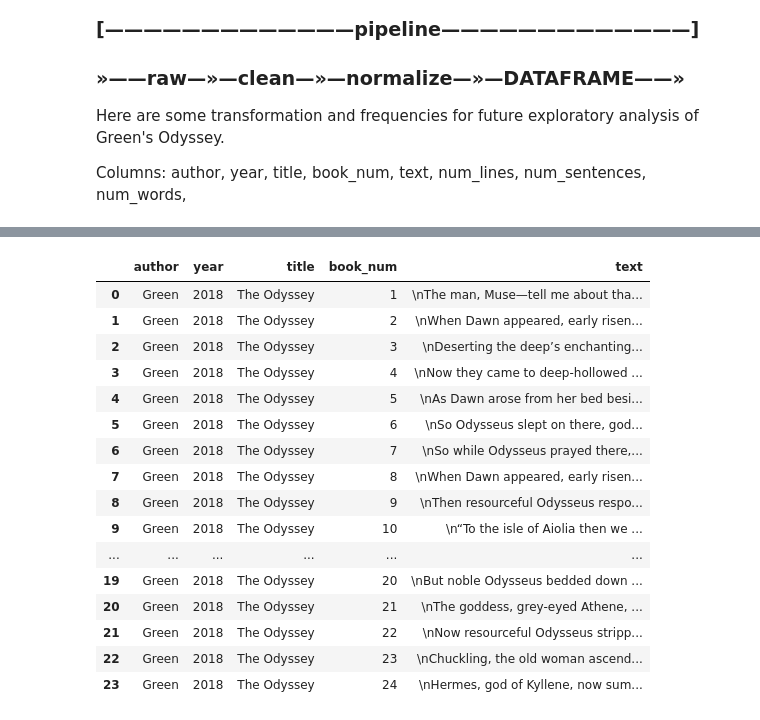
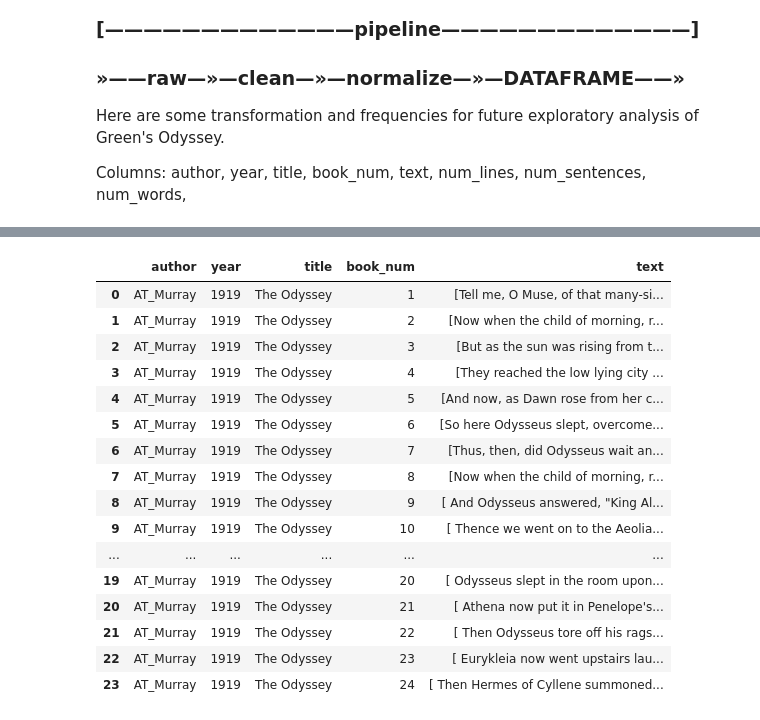
Before and after one commit to neophilology/English-Homer, a Jupyter notebook: dataframers_by_author/dataframer_AT_Murray.ipynb, the cells around one changed output, grey strips where cells are left out. Cells and saved outputs as stored; diff of their text form; code cells hidden in the pictures.

Commit message:
AT_Murray DFed

```diff
--- a/dataframers_by_author/dataframer_AT_Murray.ipynb
+++ b/dataframers_by_author/dataframer_AT_Murray.ipynb
@@ -96,7 +96,7 @@ def list_into_books(lines_list, book_breaker):
     return books
 
 # Example usage:
-book_breaker = "BOOK"
+book_breaker = "Scroll"
 
 #books = string_into_books(text, book_breaker)
 books = list_into_books(extracted_lines, book_breaker)
@@ -119,50 +135,50 @@ def odyssey_dataframer(author, year, title, list_books):
     list_books (list): The full text of the Odyssey
     author (str): Author name
     year (str): Publication year
     title (str): Book title
     Returns:
     pd.DataFrame: DataFrame with columns for author, year, title, book_num, and text
     """
     # Create a list to store the data for each book
     data = []
 
     # Loop through each book in the list
     for i, book_text in enumerate(list_books, 1):  # Start counting from 1
         # Add a row for this book
         data.append({
             'author': author,
             'year': year,
             'title': title,
             'book_num': i,
             'text': book_text
         })
 
     # Create the DataFrame from the data
     df = pd.DataFrame(data)
 
     return df
 
 
-df = odyssey_dataframer(f"{translator}", "2018", "The Odyssey", books)
+df = odyssey_dataframer(f"{translator}", "1919", "The Odyssey", books)
 df
 # %% [output]
 |  | author | year | title | book_num | text |
-| 0 | Green | 2018 | The Odyssey | 1 | \nThe man, Muse—tell me about tha... |
-| 1 | Green | 2018 | The Odyssey | 2 | \nWhen Dawn appeared, early risen... |
-| 2 | Green | 2018 | The Odyssey | 3 | \nDeserting the deep’s enchanting... |
-| 3 | Green | 2018 | The Odyssey | 4 | \nNow they came to deep-hollowed ... |
-| 4 | Green | 2018 | The Odyssey | 5 | \nAs Dawn arose from her bed besi... |
-| 5 | Green | 2018 | The Odyssey | 6 | \nSo Odysseus slept on there, god... |
-| 6 | Green | 2018 | The Odyssey | 7 | \nSo while Odysseus prayed there,... |
-| 7 | Green | 2018 | The Odyssey | 8 | \nWhen Dawn appeared, early risen... |
-| 8 | Green | 2018 | The Odyssey | 9 | \nThen resourceful Odysseus respo... |
-| 9 | Green | 2018 | The Odyssey | 10 | \n“To the isle of Aiolia then we ... |
+| 0 | AT_Murray | 1919 | The Odyssey | 1 | [Tell me, O Muse, of that many-si... |
+| 1 | AT_Murray | 1919 | The Odyssey | 2 | [Now when the child of morning, r... |
+| 2 | AT_Murray | 1919 | The Odyssey | 3 | [But as the sun was rising from t... |
+| 3 | AT_Murray | 1919 | The Odyssey | 4 | [They reached the low lying city ... |
+| 4 | AT_Murray | 1919 | The Odyssey | 5 | [And now, as Dawn rose from her c... |
+| 5 | AT_Murray | 1919 | The Odyssey | 6 | [So here Odysseus slept, overcome... |
+| 6 | AT_Murray | 1919 | The Odyssey | 7 | [Thus, then, did Odysseus wait an... |
+| 7 | AT_Murray | 1919 | The Odyssey | 8 | [Now when the child of morning, r... |
+| 8 | AT_Murray | 1919 | The Odyssey | 9 | [ And Odysseus answered, "King Al... |
+| 9 | AT_Murray | 1919 | The Odyssey | 10 | [ Thence we went on to the Aeolia... |
 | ... | ... | ... | ... | ... | ... |
-| 19 | Green | 2018 | The Odyssey | 20 | \nBut noble Odysseus bedded down ... |
-| 20 | Green | 2018 | The Odyssey | 21 | \nThe goddess, grey-eyed Athene, ... |
-| 21 | Green | 2018 | The Odyssey | 22 | \nNow resourceful Odysseus stripp... |
-| 22 | Green | 2018 | The Odyssey | 23 | \nChuckling, the old woman ascend... |
-| 23 | Green | 2018 | The Odyssey | 24 | \nHermes, god of Kyllene, now sum... |
+| 19 | AT_Murray | 1919 | The Odyssey | 20 | [ Odysseus slept in the room upon... |
+| 20 | AT_Murray | 1919 | The Odyssey | 21 | [ Athena now put it in Penelope's... |
+| 21 | AT_Murray | 1919 | The Odyssey | 22 | [ Then Odysseus tore off his rags... |
+| 22 | AT_Murray | 1919 | The Odyssey | 23 | [ Eurykleia now went upstairs lau... |
+| 23 | AT_Murray | 1919 | The Odyssey | 24 | [ Then Hermes of Cyllene summoned... |
 # %%
 import pandas as pd
 import re
```
Also changed, not shown: parts of 6 cells of this notebook, 3 other files.
